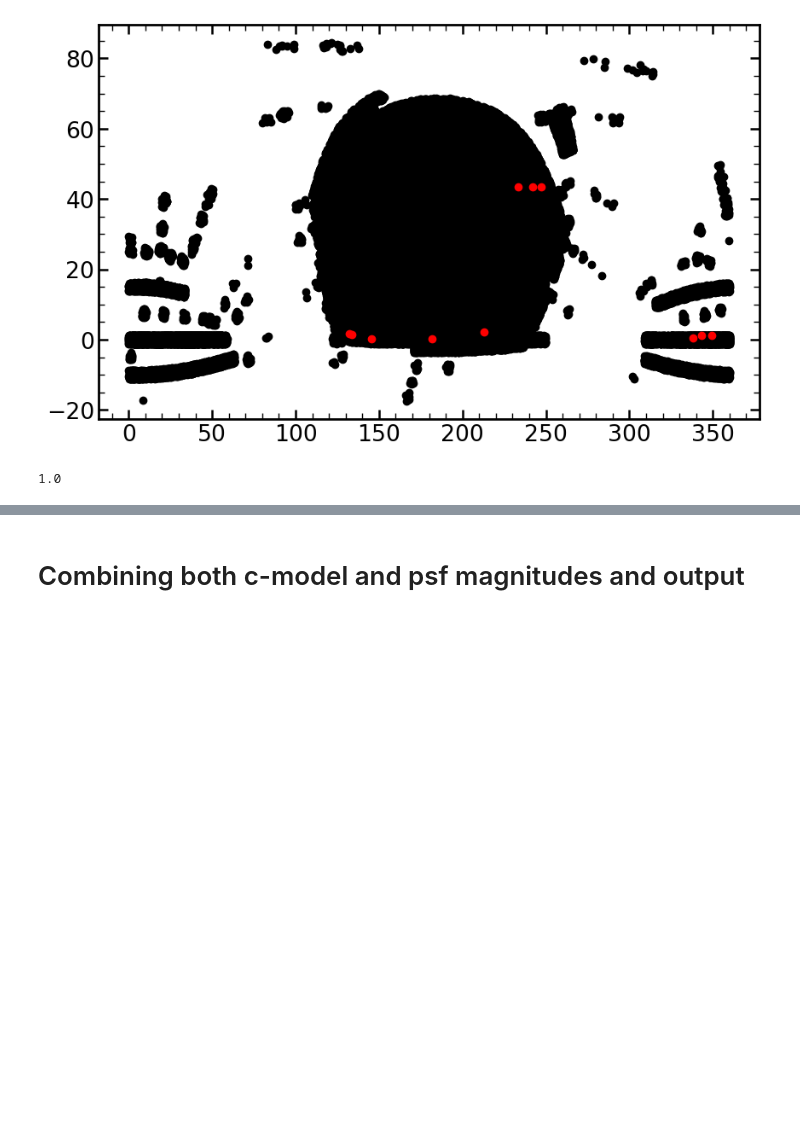
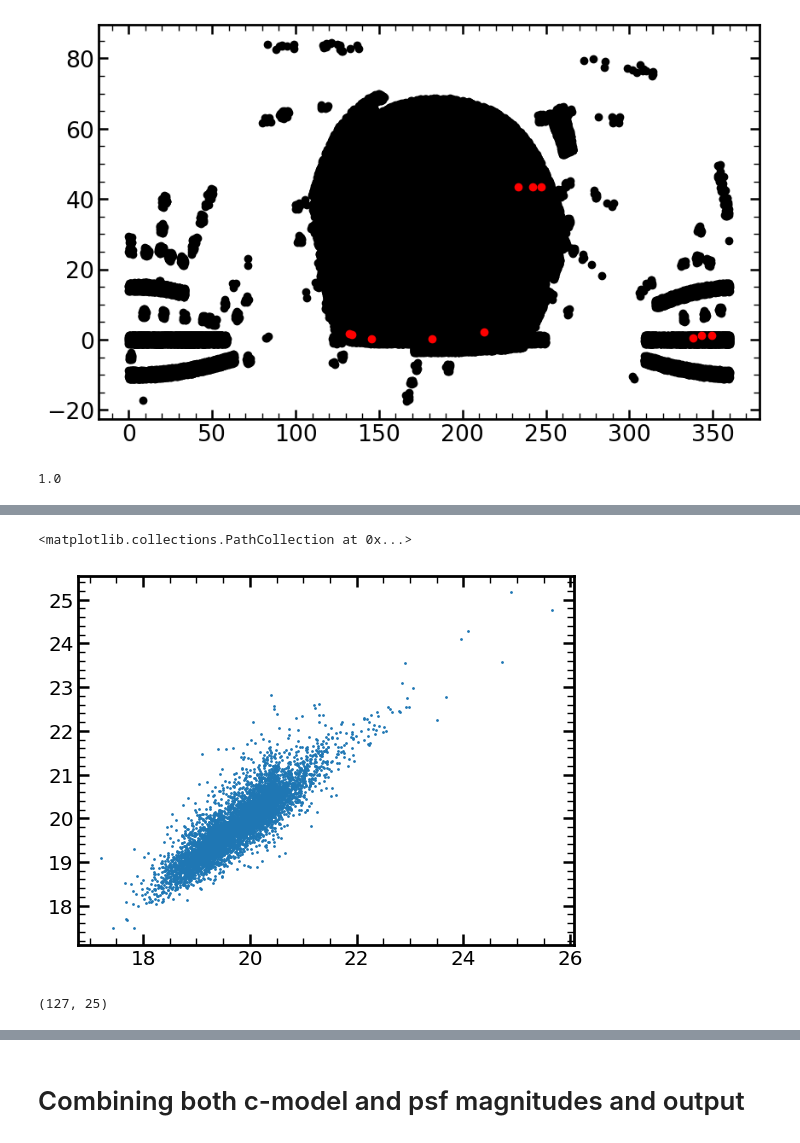
Before and after one commit to nevencaplar/Variability, a Jupyter notebook: HSC/HSC_Changed_QSO.ipynb, the cells around one changed output, grey strips where cells are left out. Saved outputs shown, nothing was run; the diff lists cells and outputs as text; code cells hidden in the pictures; blank space fills up the shorter version.

```diff
--- a/HSC/HSC_Changed_QSO.ipynb
+++ b/HSC/HSC_Changed_QSO.ipynb
@@ -556,0 +575,9 @@ plt.ylim(17,23)
+# %%
+plt.scatter(matched_array_filtered[:,4],matched_array_filtered[:,14+4],s=1)
+# %% [output]
+<matplotlib.collections.PathCollection at 0x...>
+[figure, added]
+# %%
+matched_array_filtered[(matched_array_filtered[:,1]<10)&(matched_array_filtered[:,2]<24*15)&(matched_array_filtered[:,2]>0*15)]
+# %% [output]
+(127, 25)
```
Also changed, not shown: parts of 25 cells of this notebook, 1 other file.
